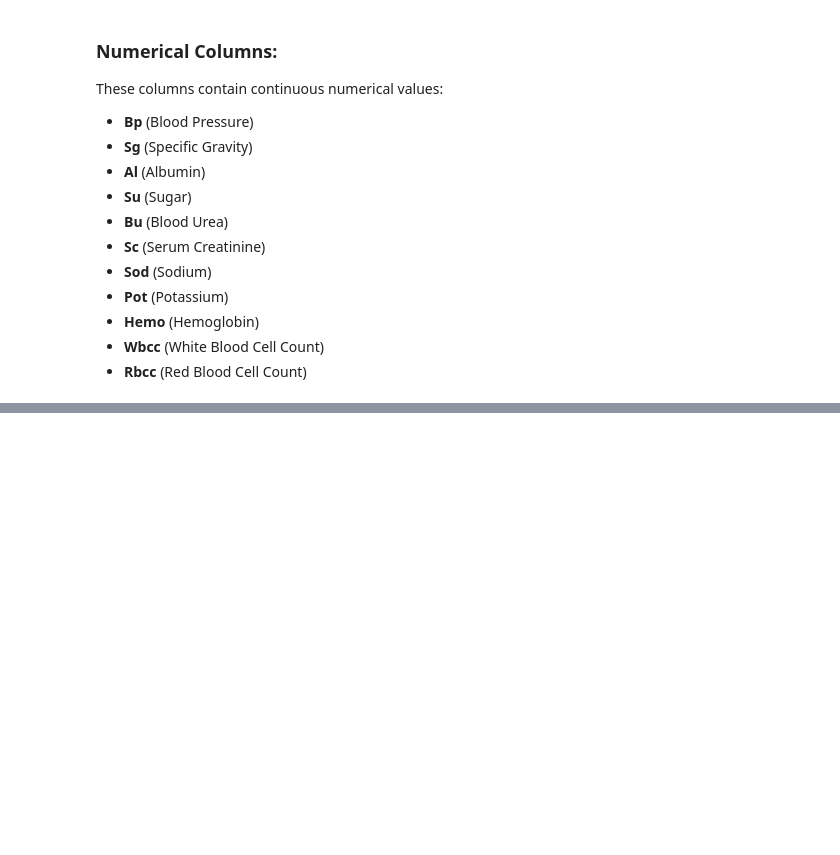
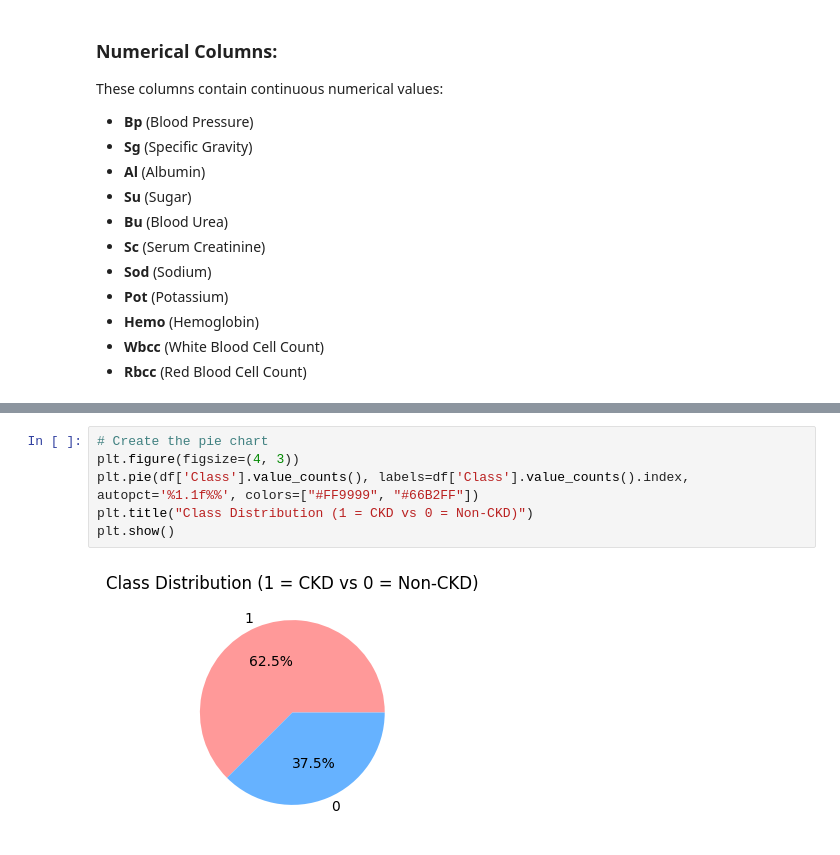
Before and after one commit to Angad143/HealthScope---A-Multi-Disease-Progression-and-Severity-Prediction-Platform, a Jupyter notebook: Kidney Disease Progression Prediction/Kidney_Disease_Prediction.ipynb, the cells around one changed output, grey strips where cells are left out. Cells and saved outputs as stored; diff of their text form; blank space fills up the shorter version.

```diff
--- a/Kidney Disease Progression Prediction/Kidney_Disease_Prediction.ipynb
+++ b/Kidney Disease Progression Prediction/Kidney_Disease_Prediction.ipynb
@@ -179,0 +231,8 @@ array([1., 0.])
+# %%
+# Create the pie chart
+plt.figure(figsize=(4, 3))
+plt.pie(df['Class'].value_counts(), labels=df['Class'].value_counts().index, autopct='%1.1f%%', colors=["#FF9999", "#66B2FF"])
+plt.title("Class Distribution (1 = CKD vs 0 = Non-CKD)")
+plt.show()
+# %% [output]
+[figure, added]
```
Also changed, not shown: parts of 10 cells of this notebook.
